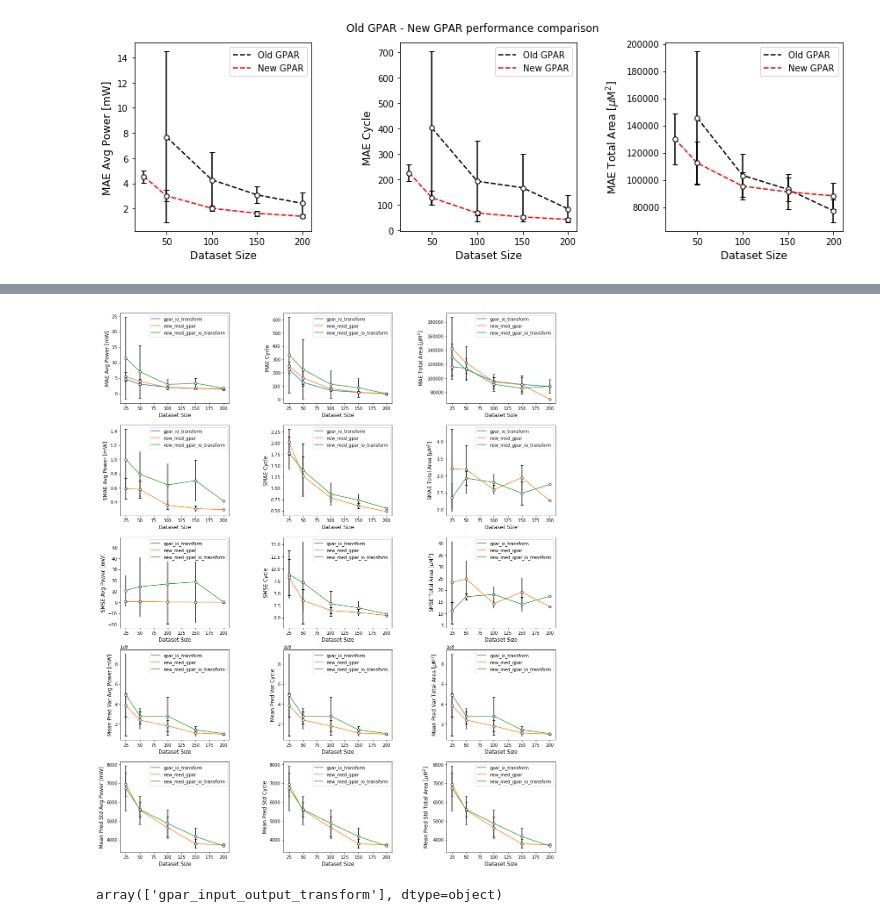
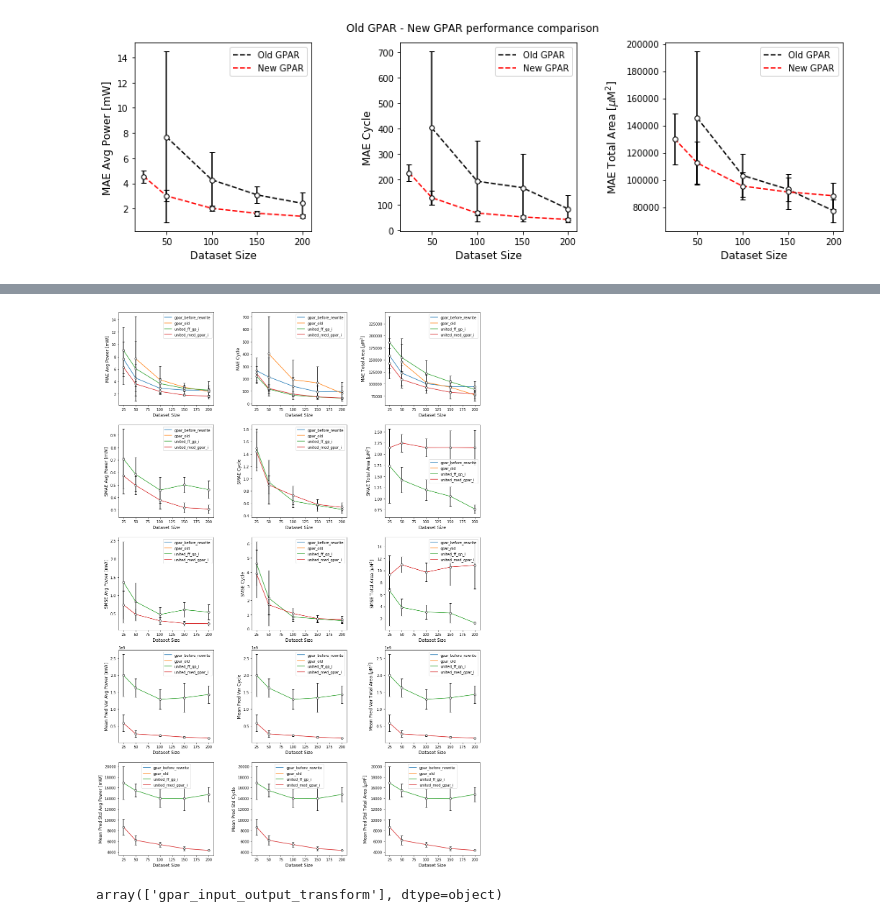
Before and after one commit to gncs/boa, a Jupyter notebook: notebooks/Model Goodness-of-Fit Visualisation.ipynb, the cells around one changed output, grey strips where cells are left out. Saved outputs shown, nothing was run; the diff lists cells and outputs as text; code cells hidden in the pictures.

Commit message:
Added new visualizations

```diff
--- a/notebooks/Model Goodness-of-Fit Visualisation.ipynb
+++ b/notebooks/Model Goodness-of-Fit Visualisation.ipynb
@@ -438,11 +436,20 @@ total_area total_area
 model_dict = {
     #"gpar_input_only_transform": "/scratch/gf332/BayesOpt/boa/logs/fft/pred/gpar/20200311-154358/gpar_experiments.json",
 #     "gpar_no_transform": "/scratch/gf332/BayesOpt/boa/logs/fft/pred/gpar/20200311-160028/gpar_experiments.json",
-    "gpar_io_transform": "/scratch/gf332/BayesOpt/boa/logs/fft/pred/gpar/20200311-165608/gpar_experiments.json",
+    "gpar_old":  "../../old-boa-data/data/fft/pred/gpar_runs.json",
+    "gpar_before_rewrite": "/scratch/gf332/BayesOpt/boa/logs-old/fft/pred-21-02-2020/gpar_experiments.json",
+#     "gpar_io_transform": "/scratch/gf332/BayesOpt/boa/logs/fft/pred/gpar/20200311-165608/gpar_experiments.json",
 #     "new_gpar_io_transform": "/scratch/gf332/BayesOpt/boa/logs/fft/pred/gpar/20200319-110555/gpar_experiments.json",
 #     "new_gpar": "/scratch/gf332/BayesOpt/boa/logs/fft/pred/gpar/20200319-110623/gpar_experiments.json",
-    "new_med_gpar_io_transform": "/scratch/gf332/BayesOpt/boa/logs/fft/pred/gpar/20200319-165127/gpar_experiments.json",
-    "new_med_gpar": "/scratch/gf332/BayesOpt/boa/logs/fft/pred/gpar/20200319-165242/gpar_experiments.json"
+#     "new_med_gpar_io_transform": "/scratch/gf332/BayesOpt/boa/logs/fft/pred/gpar/20200319-165127/gpar_experiments.json",
+#    "new_med_gpar": "/scratch/gf332/BayesOpt/boa/logs/fft/pred/gpar/20200319-165242/gpar_experiments.json",
+#     "new_dim_gpar_io_transform": "/scratch/gf332/BayesOpt/boa/logs/fft/pred/gpar/20200319-185110/gpar_experiments.json",
+#    "new_dim_gpar": "/scratch/gf332/BayesOpt/boa/logs/fft/pred/gpar/20200319-185336/gpar_experiments.json",
+
+#     "new_med_gpar_i_transform": "/scratch/gf332/BayesOpt/boa/logs/fft/pred/gpar/20200320-095535/gpar_experiments.json",
+    #"new_dim_gpar_i_transform": "/scratch/gf332/BayesOpt/boa/logs/fft/pred/gpar/20200320-095626/gpar_experiments.json",
+    "united_med_gpar_i": "/scratch/gf332/BayesOpt/boa/logs/fft/pred/gpar/20200324-100501/gpar_experiments.json",
+    "united_ff_gp_i": "/scratch/gf332/BayesOpt/boa/logs/fft/pred/ff-gp/20200324-093357/ff-gp_experiments.json",
 }
 
 dfs = []
@@ -518,7 +525,7 @@ outputs = ["avg_power", "cycle", "total_area"]
 
 new_df = stats[stats["output"].isin(outputs)]
 
-fig, axes = plt.subplots(nrows=5, ncols=len(outputs), figsize=(5 * len(outputs), 20))
+fig, axes = plt.subplots(nrows=5, ncols=len(outputs), figsize=(5 * len(outputs), 22))
 
 for axes_row, statistic in zip(axes, ["mean_abs_err",
                                       "std_mean_abs_err",
@@ -548,35 +555,35 @@ for axes_row, statistic in zip(axes, ["mean_abs_err",
 
             # Plot actual points
             ax.scatter(d['size'],
                       d[(statistic, 'mean')],
                       s=30,
                       c="white",
                       edgecolors='black',
                       zorder=1,
                       label=None)
 
             # Plot error bars
             ax.errorbar(d['size'],
                        d[(statistic, 'mean')],
                        yerr=d[(statistic, 'std')],
                        ecolor='black',
                        fmt='None',
                        capsize=3,
                        zorder=-1,
                        label=None)
 
             ax.set_xlim([15, 210])
 
             ax.set_ylabel(f'{stat_names[statistic]} {label_names_dict[new_output]}', fontsize=12)
             ax.set_xlabel('Dataset Size', fontsize=12)
 
             ax.legend()
 
 fig.tight_layout()
-fig.subplots_adjust(wspace=0.5, top=0.9)
+fig.subplots_adjust(wspace=0.4, top=.98)
 fig.savefig(save_dir + f"/fft/transform_comparison.png")
 # %% [output]
-[figure, old version]
+[figure, new version]
 # %%
 aggregated_df["model"].unique()
 # %% [output]
```
Also changed, not shown: parts of 1 cell of this notebook, 6 other files.
